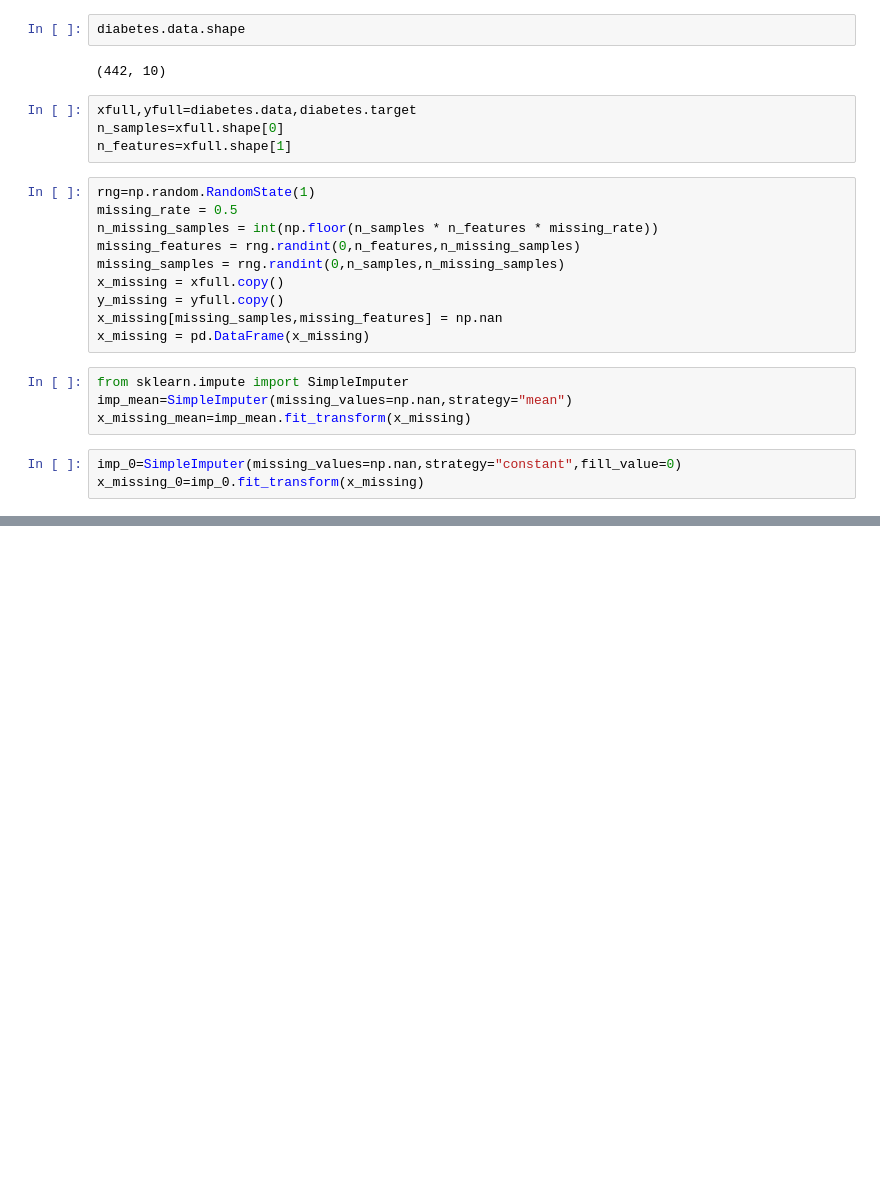
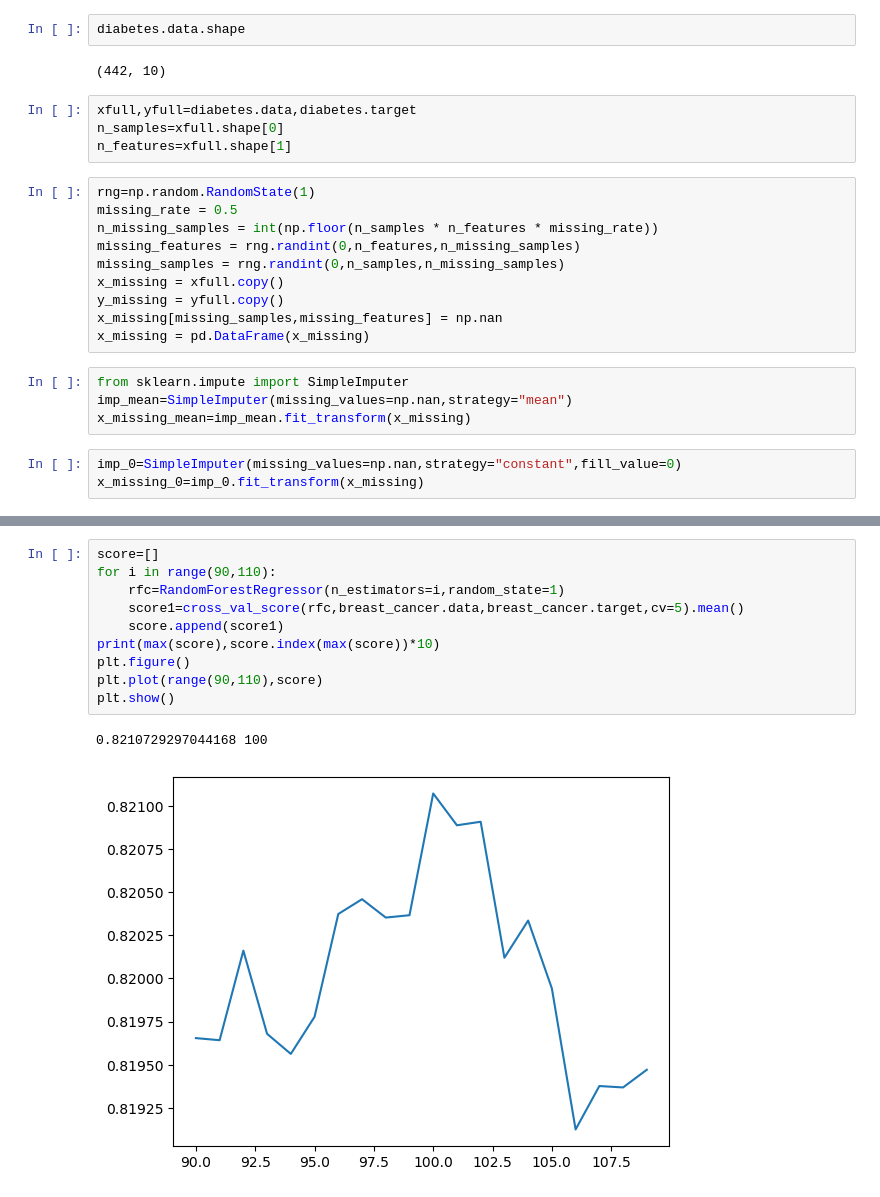
Before and after one commit to Veekyto/MachineLearning, a Jupyter notebook: RandomForest/Regressor.ipynb, the cells around one changed output, grey strips where cells are left out. Drawn from its saved outputs; the diff is of its cells as text; blank space fills up the shorter version.

```diff
--- a/RandomForest/Regressor.ipynb
+++ b/RandomForest/Regressor.ipynb
@@ -58,0 +85,13 @@ AttributeError: 'numpy.ndarray' object has no attribute 'iloc'
+# %%
+score=[]
+for i in range(90,110):
+    rfc=RandomForestRegressor(n_estimators=i,random_state=1)
+    score1=cross_val_score(rfc,breast_cancer.data,breast_cancer.target,cv=5).mean()
+    score.append(score1)
+print(max(score),score.index(max(score))*10)
+plt.figure()
+plt.plot(range(90,110),score)
+plt.show()
+# %% [output]
+0.8210729297044168 100
+[figure, added]
```
Also changed, not shown: parts of 7 cells of this notebook, 3 other files.
